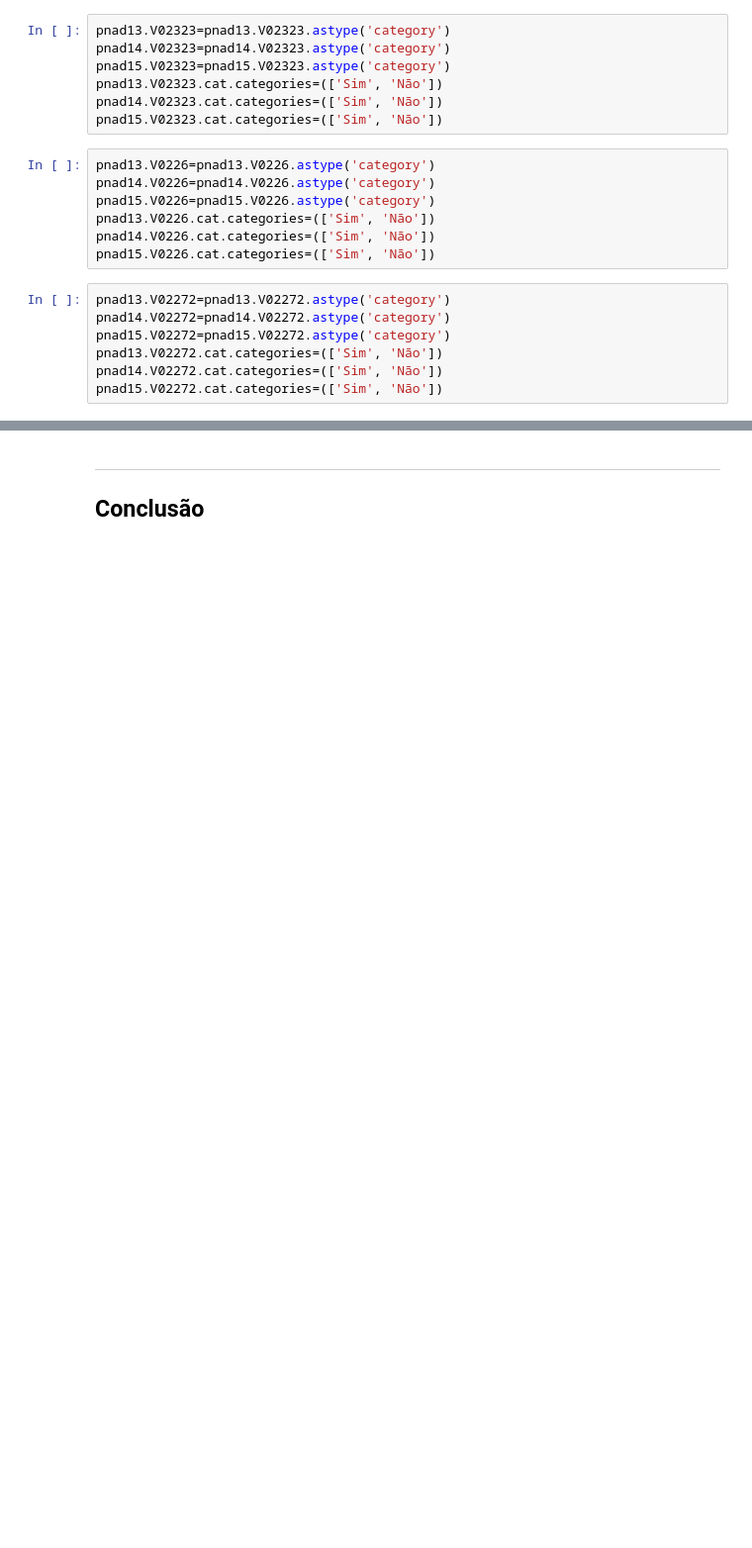
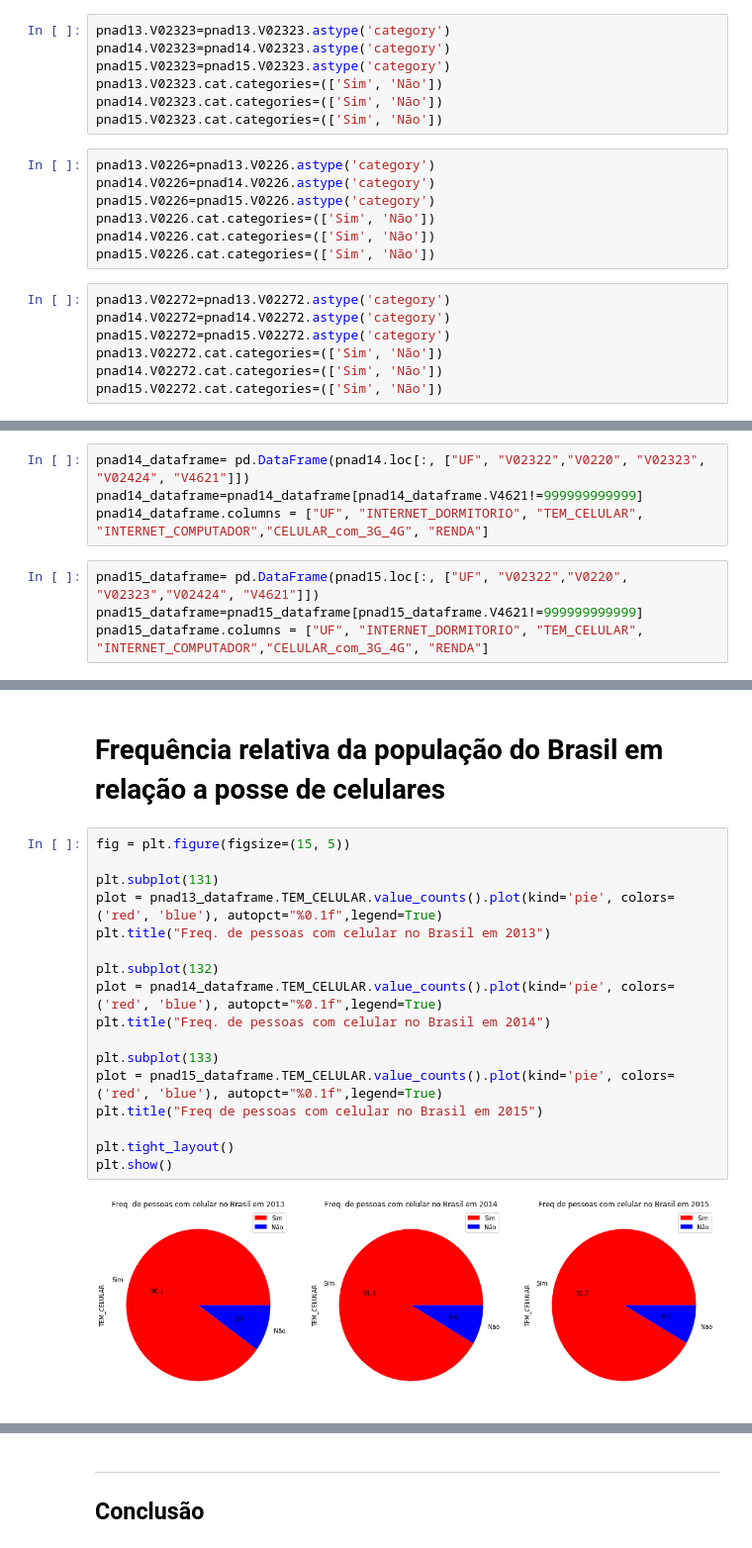
Before and after one commit to pilnikthomas/Ciencia_dos_Dados, a Jupyter notebook: Projeto1_ThomasPilnik.ipynb, the cells around one changed output, grey strips where cells are left out. Shown at 99% size. Drawn from its saved outputs; the diff is of its cells as text; blank space fills up the shorter version.

```diff
--- a/Projeto1_ThomasPilnik.ipynb
+++ b/Projeto1_ThomasPilnik.ipynb
@@ -211,0 +92,8 @@ ctplot = ct.iloc[0:5].plot(kind='bar')
+# %%
+pnad14_dataframe= pd.DataFrame(pnad14.loc[:, ["UF", "V02322","V0220", "V02323", "V02424", "V4621"]])
+pnad14_dataframe=pnad14_dataframe[pnad14_dataframe.V4621!=999999999999]
+pnad14_dataframe.columns = ["UF", "INTERNET_DORMITORIO", "TEM_CELULAR", "INTERNET_COMPUTADOR","CELULAR_com_3G_4G", "RENDA"]
+# %%
+pnad15_dataframe= pd.DataFrame(pnad15.loc[:, ["UF", "V02322","V0220", "V02323","V02424", "V4621"]])
+pnad15_dataframe=pnad15_dataframe[pnad15_dataframe.V4621!=999999999999]
+pnad15_dataframe.columns = ["UF", "INTERNET_DORMITORIO", "TEM_CELULAR", "INTERNET_COMPUTADOR","CELULAR_com_3G_4G", "RENDA"]
@@ -211,0 +222,21 @@ ctplot = ct.iloc[0:5].plot(kind='bar')
+# %% [markdown]
+# Frequência relativa da população do Brasil em relação a posse de celulares
+# %%
+fig = plt.figure(figsize=(15, 5))
+
+plt.subplot(131)
+plot = pnad13_dataframe.TEM_CELULAR.value_counts().plot(kind='pie', colors=('red', 'blue'), autopct="%0.1f",legend=True)
+plt.title("Freq. de pessoas com celular no Brasil em 2013")
+
+plt.subplot(132)
+plot = pnad14_dataframe.TEM_CELULAR.value_counts().plot(kind='pie', colors=('red', 'blue'), autopct="%0.1f",legend=True)
+plt.title("Freq. de pessoas com celular no Brasil em 2014")
+
+plt.subplot(133)
+plot = pnad15_dataframe.TEM_CELULAR.value_counts().plot(kind='pie', colors=('red', 'blue'), autopct="%0.1f",legend=True)
+plt.title("Freq de pessoas com celular no Brasil em 2015")
+
+plt.tight_layout()
+plt.show()
+# %% [output]
+[figure, added]
```
Also changed, not shown: parts of 48 cells of this notebook.
